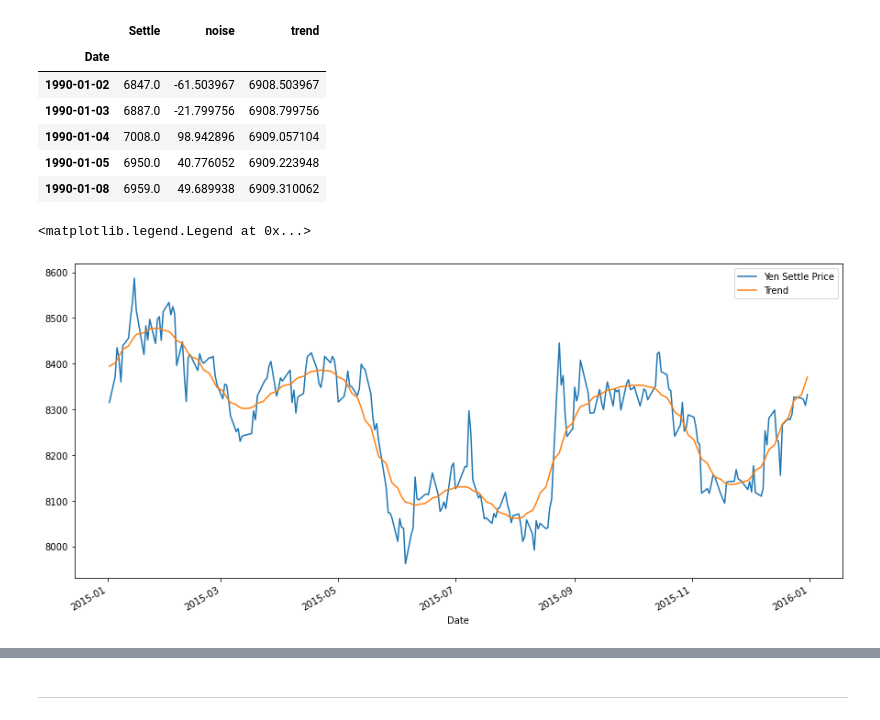
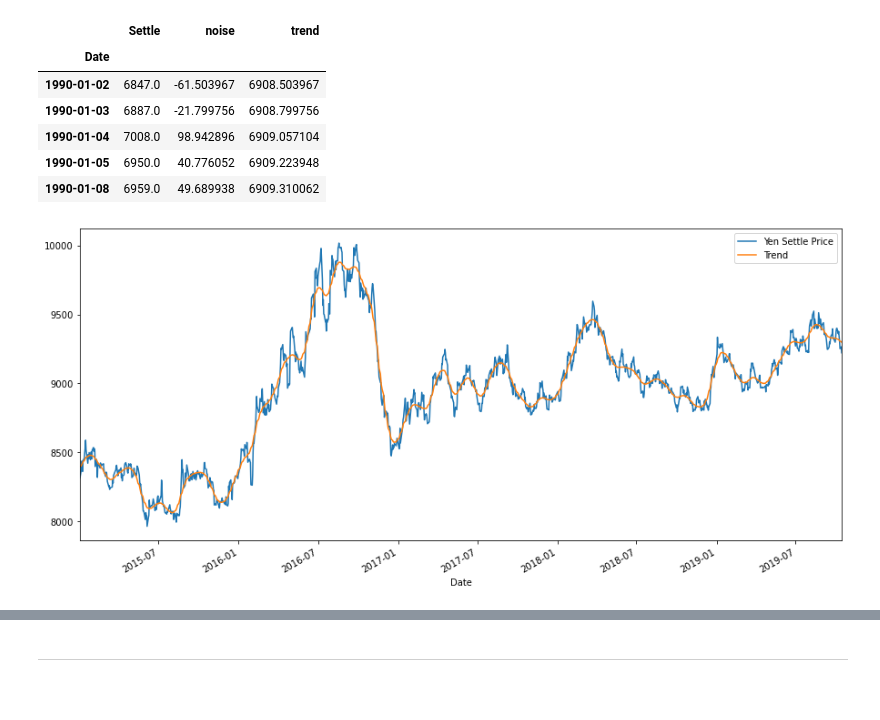
Before and after one commit to PanicAtTheDisco88/TimeSeries_homework8, a Jupyter notebook: time_series_analysis.ipynb, the cells around one changed output, grey strips where cells are left out. Saved outputs shown, nothing was run; the diff lists cells and outputs as text; code cells hidden in the pictures; blank space fills up the shorter version.

```diff
--- a/time_series_analysis.ipynb
+++ b/time_series_analysis.ipynb
@@ -25,7 +25,7 @@ yen_futures.head()
 | 1976-08-06 | 3401.0 | 3401.0 | 3401.0 | 3401.0 | NaN | 3401.0 | 0.0 | 1.0 |
 # %%
 # Trim the dataset to begin on January 1st, 1990
-yen_futures = yen_futures.loc["1990-01-01":, :]
+yen_futures = yen_futures.loc["1990-01-01":,]
 yen_futures.head()
 # %% [output]
 |  | Open | High | Low | Last | Change | Settle | Volume | Previous Day Open Interest |
@@ -84,21 +80,21 @@ yen_settle.head()
 | 1990-01-08 | 6959.0 | 49.689938 | 6909.310062 |
 # %%
 # Plot the Settle Price vs. the Trend for 2015 to the present
-yen_settle_2015 = yen_settle.loc['2015']
+yen_settle_2015 = yen_settle.loc['2015':,]
 
 
 # Set up plot
 plt.figure(figsize=(15, 7))
 
 
 # Plot yen price and trend line
 yen_settle_2015['Settle'].plot()
 yen_settle_2015['trend'].plot()
 
 plt.legend(["Yen Settle Price", "Trend"])
+plt.margins(x=0)
 # %% [output]
-<matplotlib.legend.Legend at 0x...>
-[figure, old version]
+[figure, new version]
 # %%
 # Plot the Settle Noise
 # Set up plot
```
Also changed, not shown: parts of 9 cells of this notebook, 1 other file.
